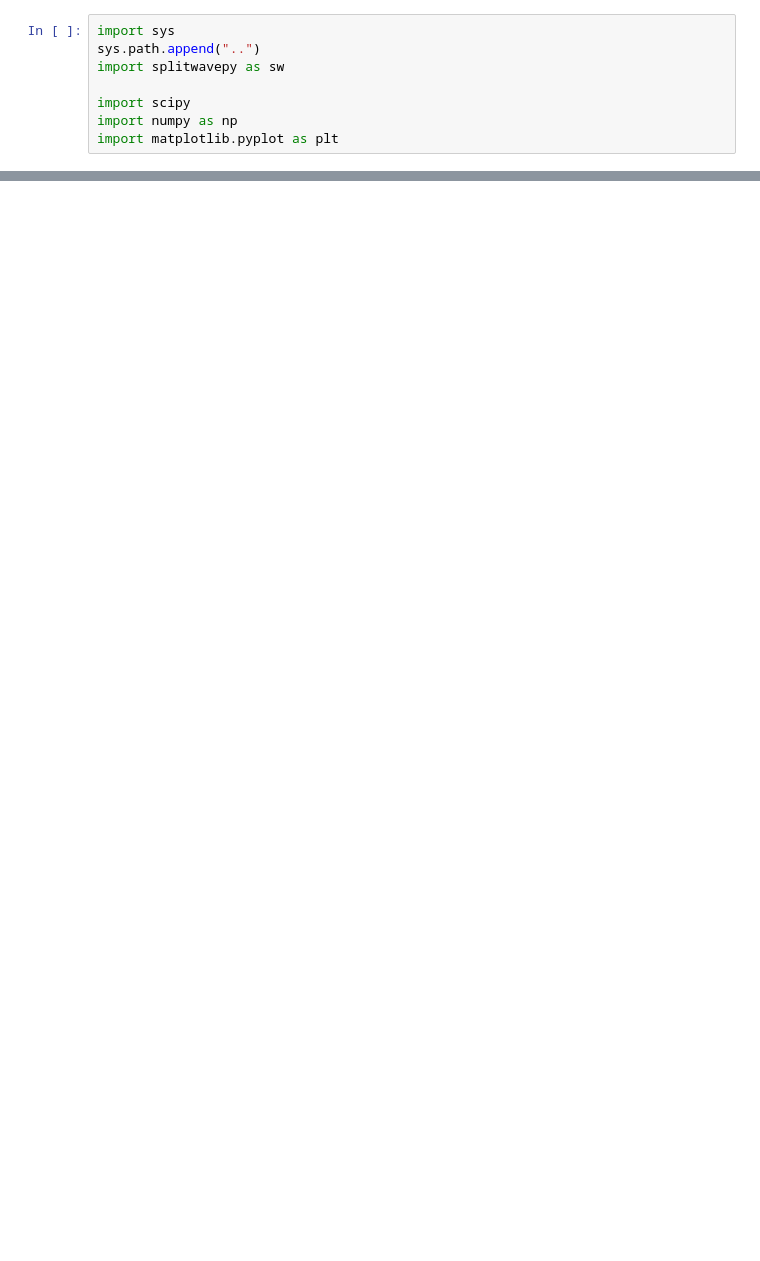
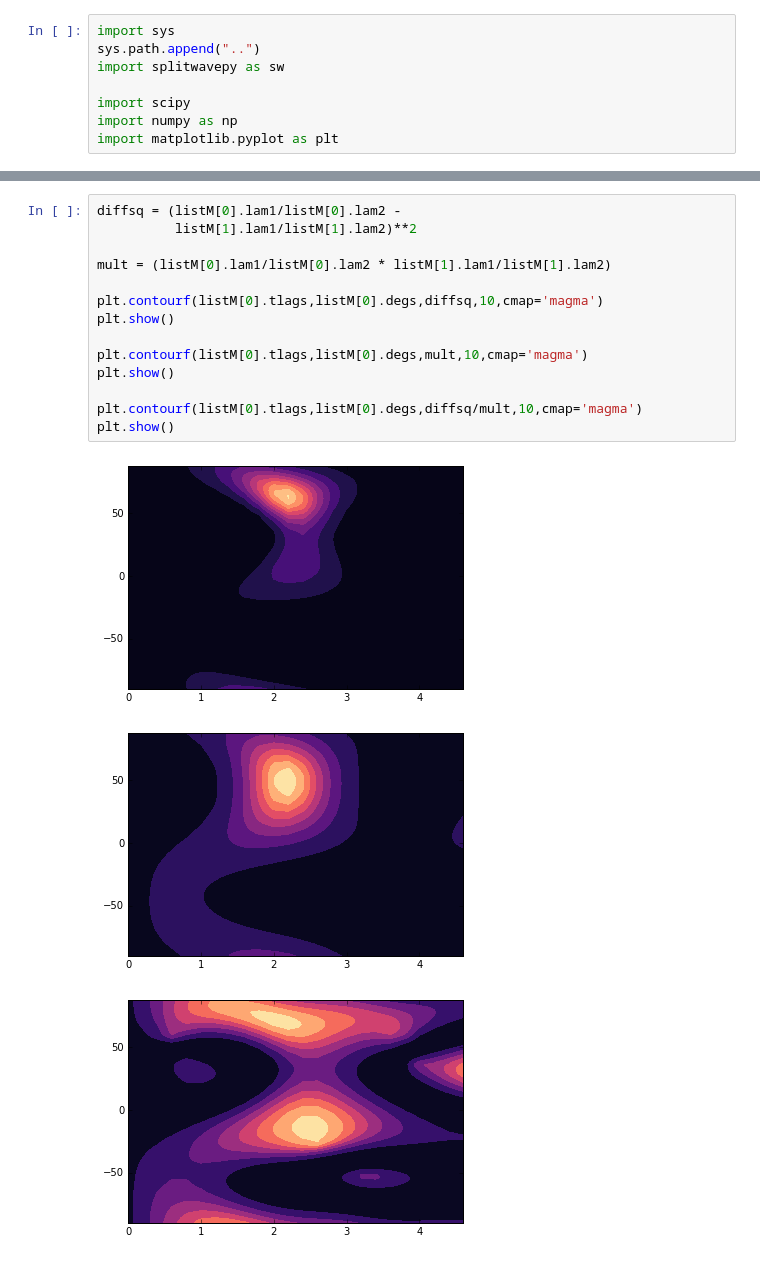
Before and after one commit to JackWalpole/splitwavepy, a Jupyter notebook: devel/Stack_L1_L2.ipynb, the cells around one changed output, grey strips where cells are left out. Saved outputs shown, nothing was run; the diff lists cells and outputs as text; blank space fills up the shorter version.

```diff
--- a/devel/Stack_L1_L2.ipynb
+++ b/devel/Stack_L1_L2.ipynb
@@ -90,0 +86,18 @@ ImportError: No module named 'sw'
+# %%
+diffsq = (listM[0].lam1/listM[0].lam2 -
+          listM[1].lam1/listM[1].lam2)**2
+
+mult = (listM[0].lam1/listM[0].lam2 * listM[1].lam1/listM[1].lam2)
+
+plt.contourf(listM[0].tlags,listM[0].degs,diffsq,10,cmap='magma')
+plt.show()
+
+plt.contourf(listM[0].tlags,listM[0].degs,mult,10,cmap='magma')
+plt.show()
+
+plt.contourf(listM[0].tlags,listM[0].degs,diffsq/mult,10,cmap='magma')
+plt.show()
+# %% [output]
+[figure, added]
+[figure, added]
+[figure, added]
```
Also changed, not shown: parts of 13 cells of this notebook, 3 other files.
